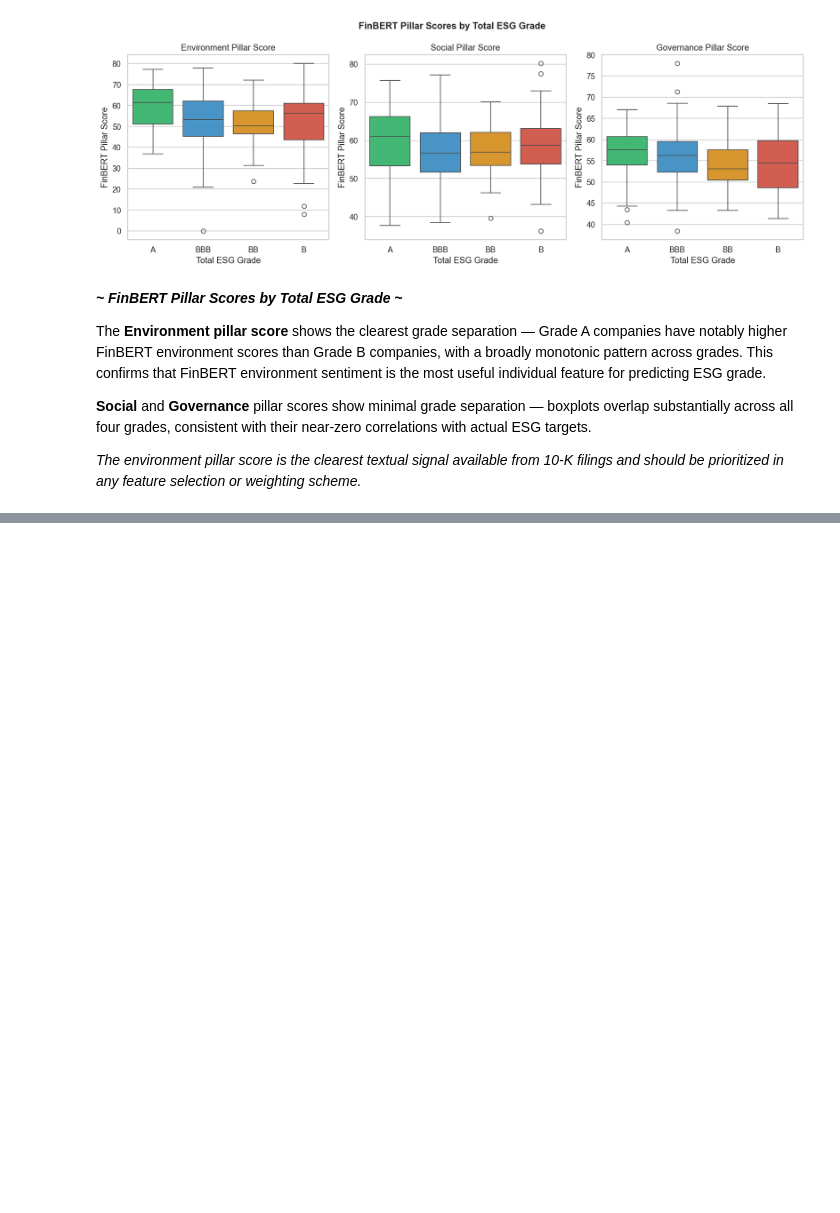
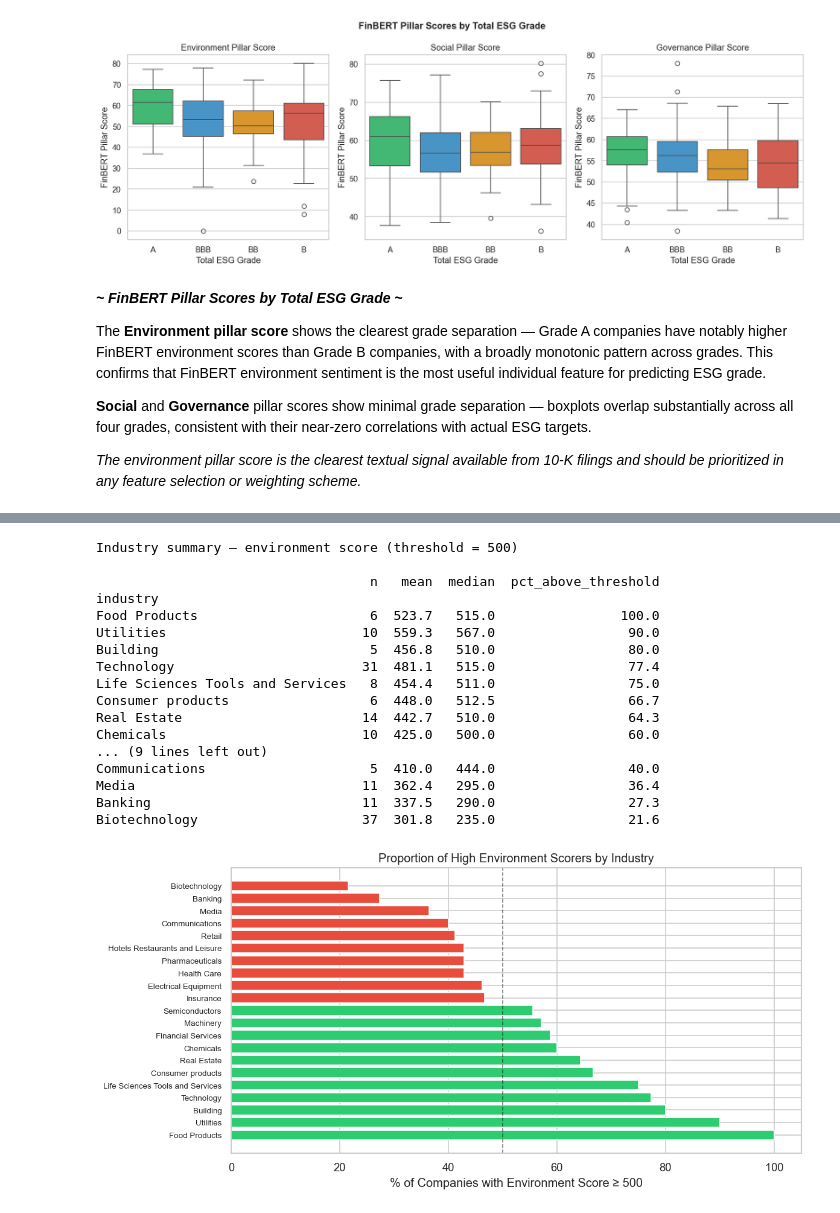
Before and after one commit to SU-IST707-SP26/group-project-machine-learners, a Jupyter notebook: work/EDA_10-K_filings.ipynb, the cells around one changed output, grey strips where cells are left out. Saved outputs shown, nothing was run; the diff lists cells and outputs as text; code cells hidden in the pictures; blank space fills up the shorter version.

```diff
--- a/work/EDA_10-K_filings.ipynb
+++ b/work/EDA_10-K_filings.ipynb
@@ -630,0 +711,44 @@ The **Environment pillar score** shows the clearest grade separation — Grade A
+# %%
+# ── 3. Industry-level summary: % of companies above the 500 threshold ───────
+THRESHOLD = 500
+
+industry_stats = (df.groupby('industry')['environment_score']
+                    .agg(n='count',
+                         mean='mean',
+                         median='median',
+                         pct_above_threshold=lambda x: (x >= THRESHOLD).mean() * 100)
+                    .query('n >= 5')
+                    .sort_values('pct_above_threshold', ascending=False)
+                    .round(1))
+
+print("Industry summary — environment score (threshold = 500)\n")
+print(industry_stats.to_string())
+
+fig, ax = plt.subplots(figsize=(10, 5))
+colors = ['#2ecc71' if p >= 50 else '#e74c3c' for p in industry_stats['pct_above_threshold']]
+ax.barh(industry_stats.index, industry_stats['pct_above_threshold'], color=colors, edgecolor='white')
+ax.axvline(50, color='black', linestyle='--', linewidth=1, alpha=0.5)
+ax.set_xlabel('% of Companies with Environment Score ≥ 500')
+ax.set_title('Proportion of High Environment Scorers by Industry')
+ax.tick_params(axis='y', labelsize=8)
+plt.tight_layout()
+plt.show()
+# %% [output]
+Industry summary — environment score (threshold = 500)
+
+                                   n   mean  median  pct_above_threshold
+industry
+Food Products                      6  523.7   515.0                100.0
+Utilities                         10  559.3   567.0                 90.0
+Building                           5  456.8   510.0                 80.0
+Technology                        31  481.1   515.0                 77.4
+Life Sciences Tools and Services   8  454.4   511.0                 75.0
+Consumer products                  6  448.0   512.5                 66.7
+Real Estate                       14  442.7   510.0                 64.3
+Chemicals                         10  425.0   500.0                 60.0
+... (9 lines left out)
+Communications                     5  410.0   444.0                 40.0
+Media                             11  362.4   295.0                 36.4
+Banking                           11  337.5   290.0                 27.3
+Biotechnology                     37  301.8   235.0                 21.6
+[figure, added]
```
Also changed, not shown: parts of 18 cells of this notebook, 3 other files.
